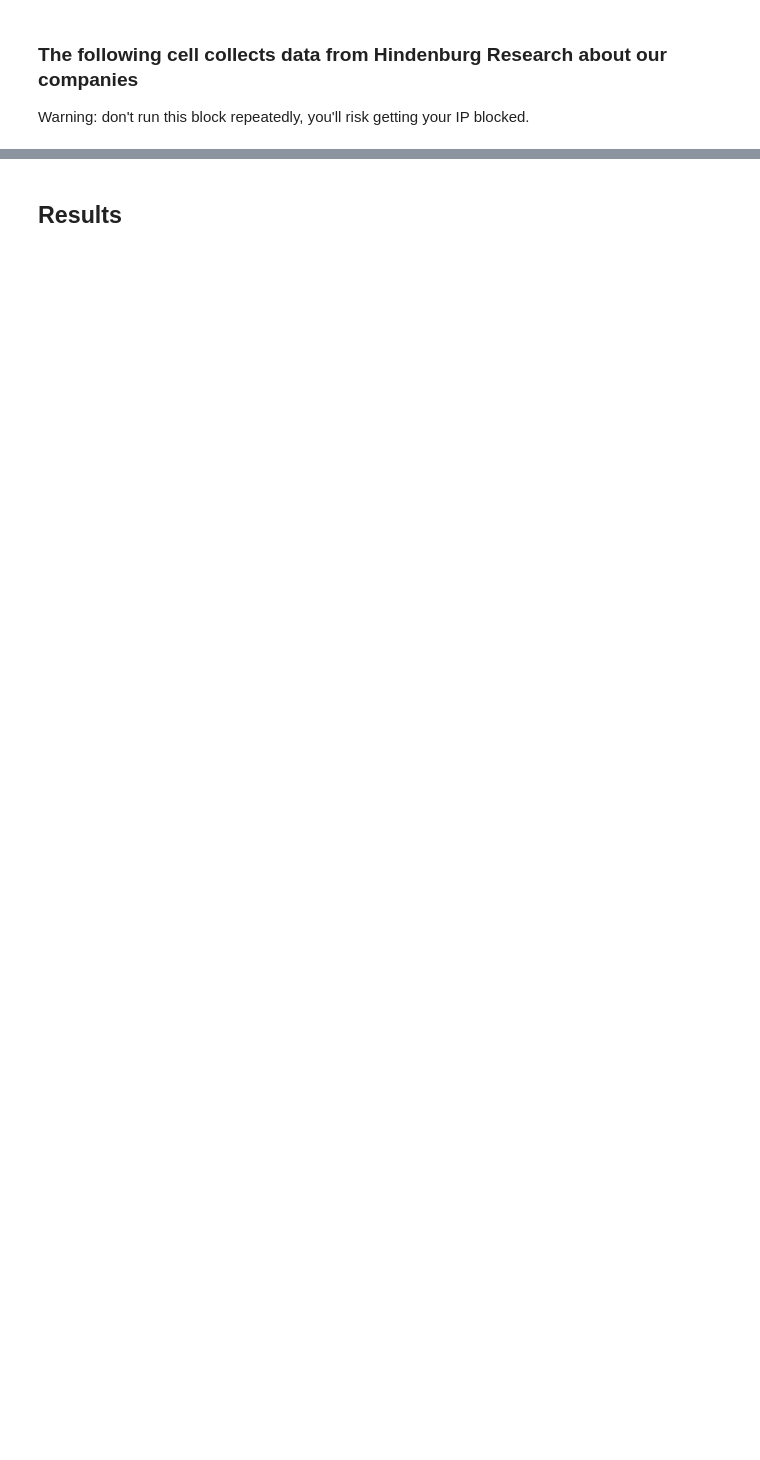
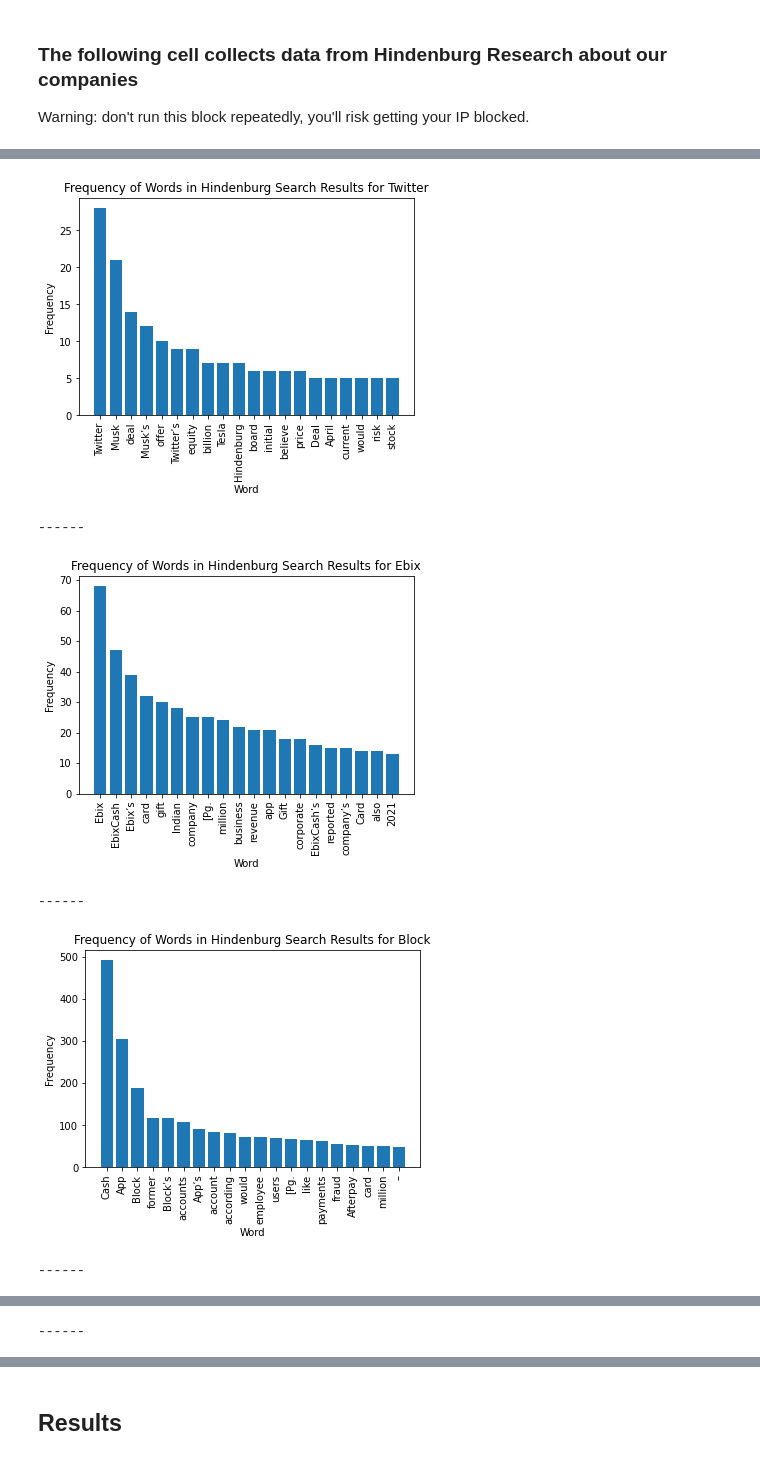
Before and after one commit to udaykumar1997/Deep-Learning-for-Sentiment-Analysis-of-Financial-News, a Jupyter notebook: Main.ipynb, the cells around one changed output, grey strips where cells are left out. Saved outputs shown, nothing was run; the diff lists cells and outputs as text; code cells hidden in the pictures; blank space fills up the shorter version.

```diff
--- a/Main.ipynb
+++ b/Main.ipynb
@@ -175,27 +264,35 @@ df['source'].unique()
 # %%
 for company in companies:
     # Filter the DataFrame for the current company
-    df_company = df[df["company"] == company && df["companya"] == company]
+    # df_company = df[df["company"] == company and df["source"] == 'Hindenburg Research']
+    df_company = df[(df["company"] == company) & (df["source"] == 'Hindenburg Research')]
 
     # Join all titles and summaries into a single string
     text = " ".join(df_company["title"].tolist() + df_company["summary"].tolist())
 
     # Split the text into individual words
     words = text.split()
     words = [word for word in words if word.lower() not in stop_words]
     # Count the frequency of each word
     word_counts = Counter(words)
 
     # Create a bar chart of the 20 most common words
     most_common_words = word_counts.most_common(20)
     x = [word[0] for word in most_common_words]
     y = [word[1] for word in most_common_words]
     plt.bar(x, y)
     plt.title(f"Frequency of Words in Hindenburg Search Results for {company}")
     plt.xlabel("Word")
     plt.xticks(rotation=90)
     plt.ylabel("Frequency")
     # plt.savefig(f"v-Word Frequency-YN-{company}.png", dpi=300, bbox_inches='tight')
     plt.savefig(os.path.join('Visualizations', f"Word Frequency-HR-{company}.png"), dpi=300, bbox_inches='tight')
     plt.show()
     print("------")
+# %% [output]
+[figure, added]
+------
+[figure, added]
+------
+[figure, added]
+------
@@ -201,0 +300 @@ for company in companies:
+------
```
Also changed, not shown: parts of 39 cells of this notebook, 19 other files.
